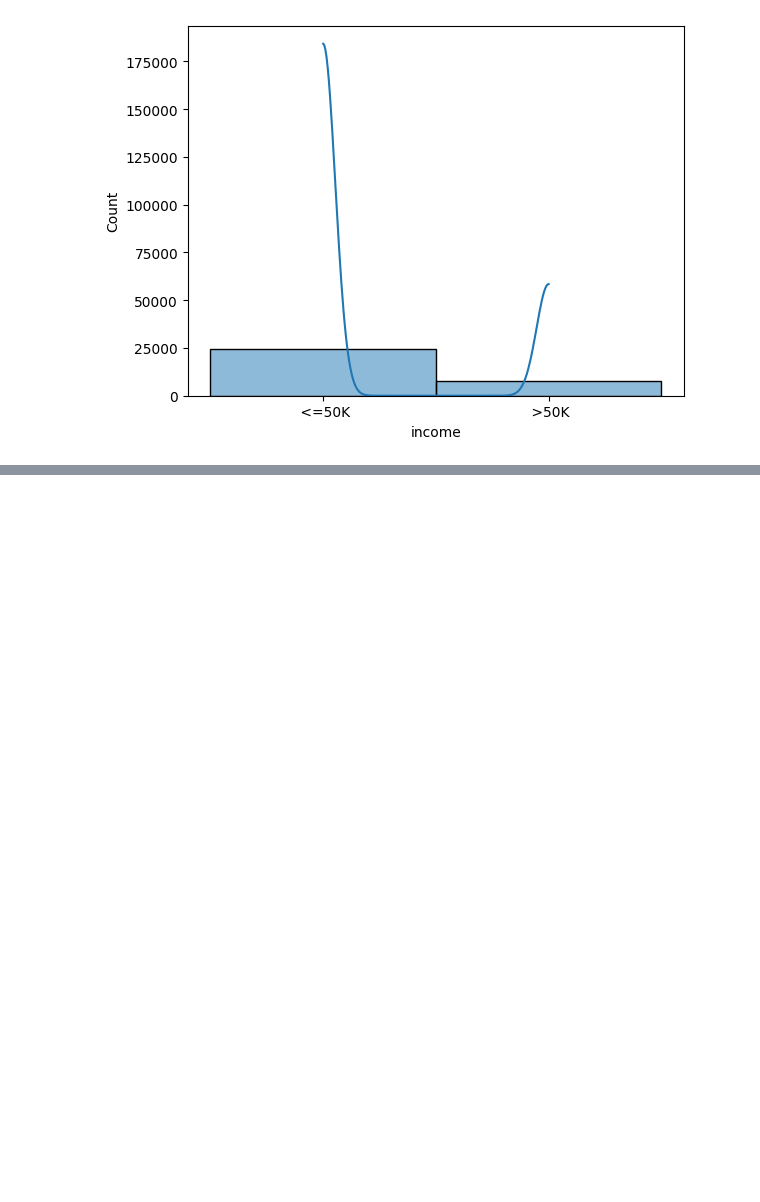
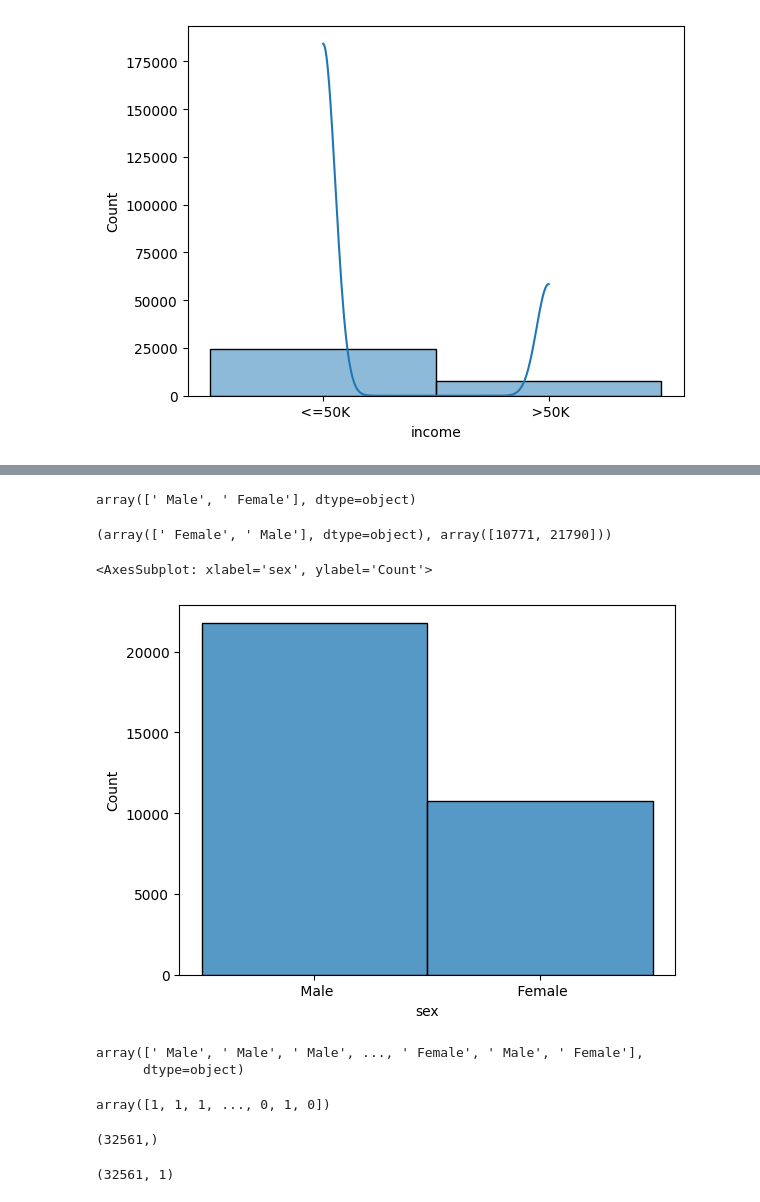
Before and after one commit to lps08/statistic-ds-ml, a Jupyter notebook: statistical_distributions/distributions.ipynb, the cells around one changed output, grey strips where cells are left out. Drawn from its saved outputs; the diff is of its cells as text; code cells hidden in the pictures; blank space fills up the shorter version.

```diff
--- a/statistical_distributions/distributions.ipynb
+++ b/statistical_distributions/distributions.ipynb
@@ -341,5 +368,5 @@ sns.histplot(data_poisson, kde=False)
 # %%
-census = pd.read_csv('../Bases de dados/census.csv')
+census = pd.read_csv('Bases de dados/census.csv')
 census.head()
 # %% [output]
 |  | age | workclass | final-weight | education | education-num | marital-status | occupation | relationship | ... |
@@ -545,0 +586,34 @@ plot_hist(census['income']) #bernoulli
+# %%
+census['sex'].unique()
+# %% [output]
+array([' Male', ' Female'], dtype=object)
+# %%
+np.unique(census['sex'], return_counts=True)
+# %% [output]
+(array([' Female', ' Male'], dtype=object), array([10771, 21790]))
+# %%
+sns.histplot(census['sex'])
+# %% [output]
+<AxesSubplot: xlabel='sex', ylabel='Count'>
+[figure, added]
+# %%
+X = census['sex'].values
+X
+# %% [output]
+array([' Male', ' Male', ' Male', ..., ' Female', ' Male', ' Female'],
+      dtype=object)
+# %%
+encoder = LabelEncoder()
+X = encoder.fit_transform(X)
+X
+# %% [output]
+array([1, 1, 1, ..., 0, 1, 0])
+# %%
+X.shape
+# %% [output]
+(32561,)
+# %%
+X = X.reshape(-1, 1)
+X.shape
+# %% [output]
+(32561, 1)
```
Also changed, not shown: parts of 97 cells of this notebook.
